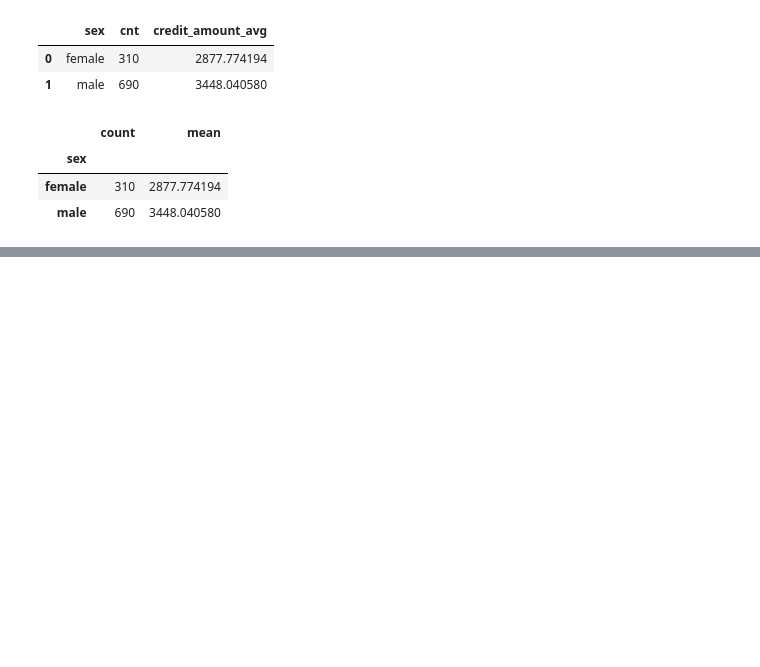
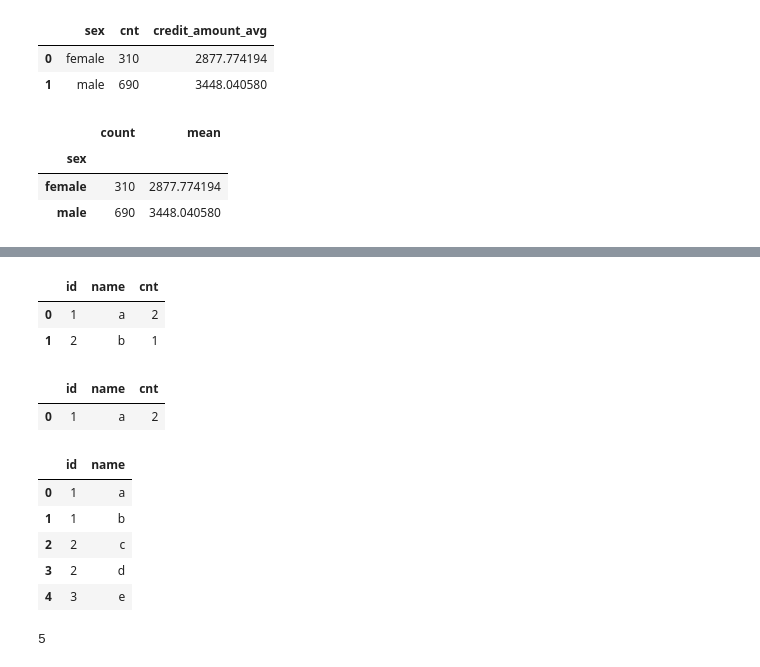
Before and after one commit to bakhodirabdullayevich/SQL_notebooks, a Jupyter notebook: SQLite3.ipynb, the cells around one changed output, grey strips where cells are left out. Drawn from its saved outputs; the diff is of its cells as text; code cells hidden in the pictures; blank space fills up the shorter version.

```diff
--- a/SQLite3.ipynb
+++ b/SQLite3.ipynb
@@ -423,0 +604,6 @@ select(sql)
+# %%
+select(sql)
+# %% [output]
+|  | id | name | cnt |
+| 0 | 1 | a | 2 |
+| 1 | 2 | b | 1 |
@@ -423,0 +615,21 @@ select(sql)
+# %%
+select(sql)
+# %% [output]
+|  | id | name | cnt |
+| 0 | 1 | a | 2 |
+# %%
+t = pd.DataFrame({'id':[1,1,2,2,3],
+                  'name':['a','b','c','d','e']})
+# %%
+t
+# %% [output]
+|  | id | name |
+| 0 | 1 | a |
+| 1 | 1 | b |
+| 2 | 2 | c |
+| 3 | 2 | d |
+| 4 | 3 | e |
+# %%
+t.to_sql('dupl_test',con,index=False,if_exists='replace')
+# %% [output]
+5
```
Also changed, not shown: parts of 45 cells of this notebook.
